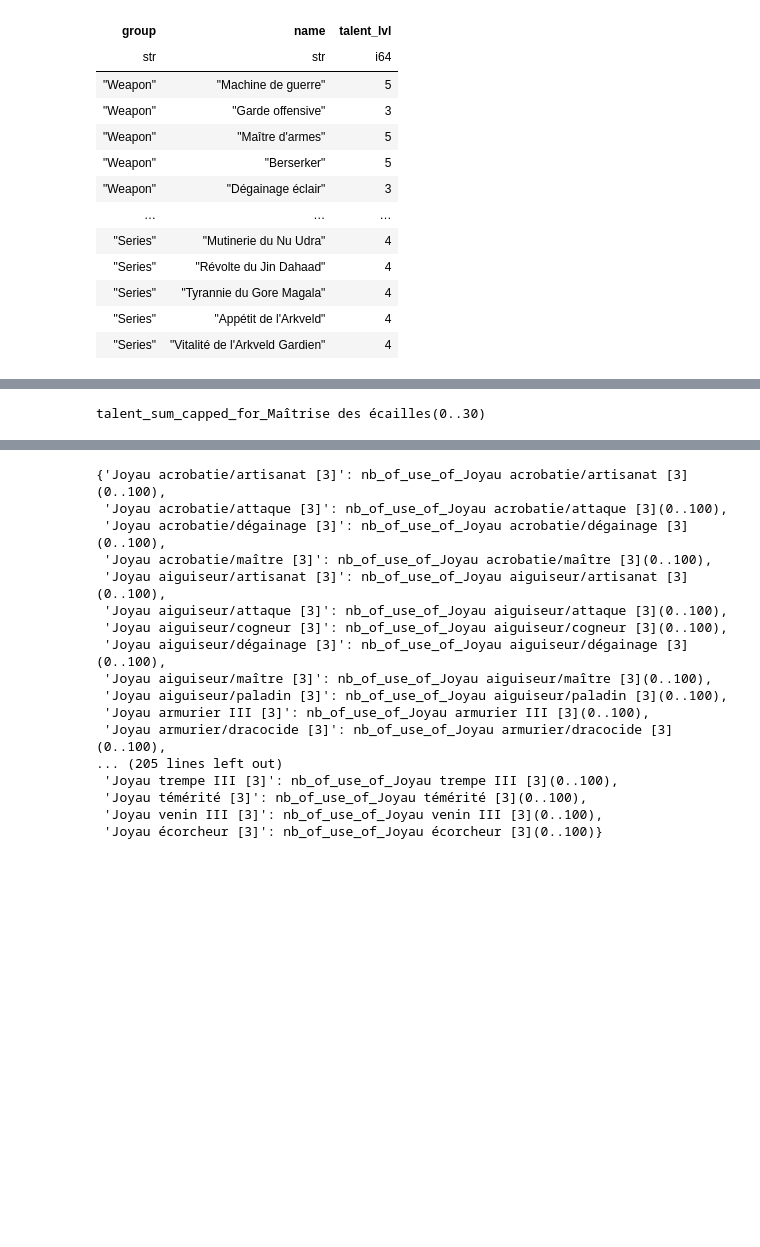
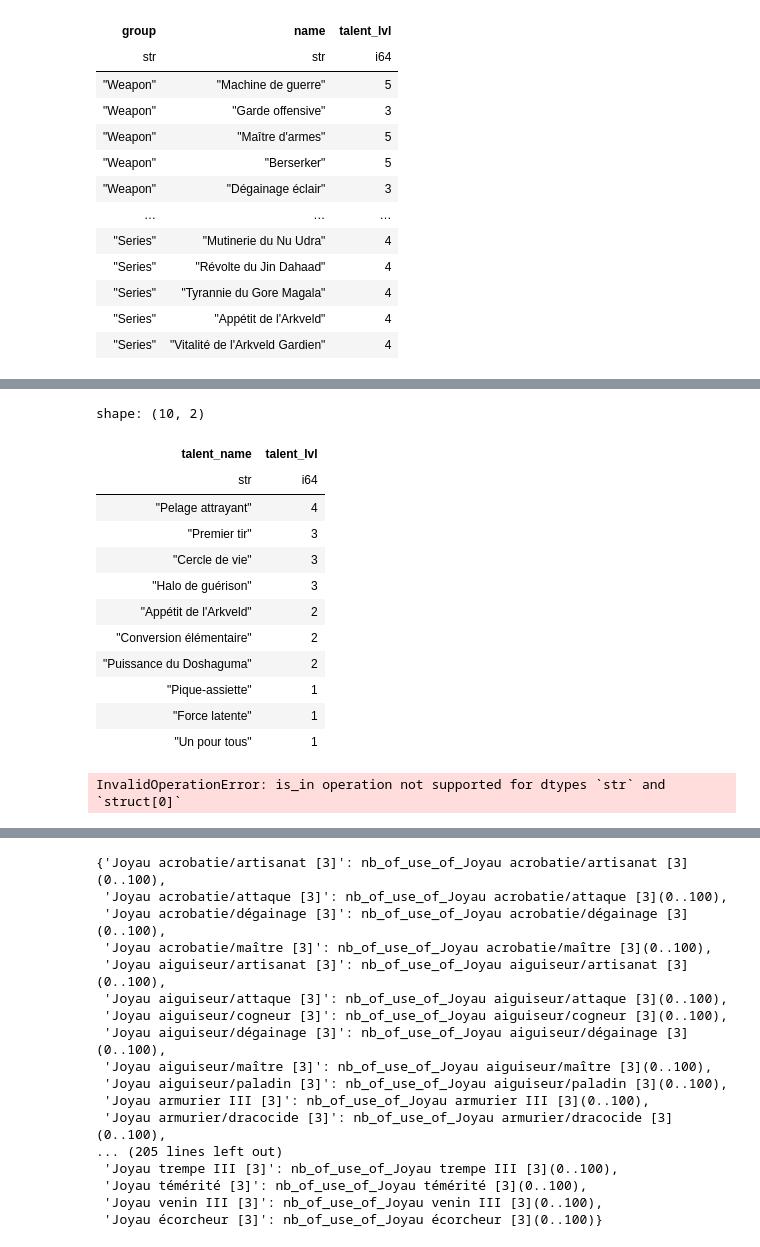
Before and after one commit to DSestu/MH-Wilds-Tools, a Jupyter notebook: dev.ipynb, the cells around one changed output, grey strips where cells are left out. Cells and saved outputs as stored; diff of their text form; code cells hidden in the pictures; blank space fills up the shorter version.

```diff
--- a/dev.ipynb
+++ b/dev.ipynb
@@ -620,5 +720,61 @@ shape: (2, 9)
-# %%
-_vars["talent_sums_capped"][group_talent_name]
-# data["talent_lvl"]
-# %% [output]
-talent_sum_capped_for_Maîtrise des écailles(0..30)
+# %%
+solution_talents = defaultdict(int)
+for jewel_name, quantity in solution["jewels"].items():
+    for row in (
+        jewels.filter(pl.col("name") == jewel_name)
+        .explode("jewel_talent_list")
+        .select(
+            pl.col("jewel_talent_list").struct.field("name").alias("talent_name"),
+            pl.col("jewel_talent_list").struct.field("lvl").alias("talent_lvl"),
+        )
+        .to_dicts()
+    ):
+        solution_talents[row["talent_name"]] += row["talent_lvl"]
+for row in (
+    weapons.filter(pl.col("name") == solution["weapon"])
+    .explode("talents")
+    .select(
+        pl.col("talents").struct.field("lvl").alias("talent_lvl"),
+        pl.col("talents").struct.field("name").alias("talent_name"),
+    )
+    .to_dicts()
+):
+    solution_talents[row["talent_name"]] += row["talent_lvl"]
+
+for armor_piece in armor["piece"].unique().sort().to_list():
+    if armor_piece not in solution.keys():
+        continue
+    for row in armor.filter(pl.col("name") == solution[armor_piece]).to_dicts():
+        solution_talents[row["talent_name"]] += row["talent_level"]
+
+for row in charms.filter(pl.col("name") == solution["charm"]).to_dicts():
+    solution_talents[row["talent_name"]] += row["talent_lvl"]
+
+_temp = []
+_temp.extend(
+    {
+        "talent_name": key,
+        "talent_lvl": value,
+    }
+    for key, value in solution_talents.items()
+)
+df_solution_talents = pl.DataFrame(_temp).sort("talent_lvl", descending=True)
+df_solution_talents
+# %% [output]
+shape: (10, 2)
+| talent_name | talent_lvl |
+| str | i64 |
+| "Pelage attrayant" | 4 |
+| "Premier tir" | 3 |
+| "Cercle de vie" | 3 |
+| "Halo de guérison" | 3 |
+| "Appétit de l'Arkveld" | 2 |
+| "Conversion élémentaire" | 2 |
+| "Puissance du Doshaguma" | 2 |
+| "Pique-assiette" | 1 |
+| "Force latente" | 1 |
+| "Un pour tous" | 1 |
+# %%
+armor.filter(pl.col("name").is_in(solution.values()))
+# %% [output]
+InvalidOperationError: is_in operation not supported for dtypes `str` and `struct[0]`
```
Also changed, not shown: parts of 10 cells of this notebook.
